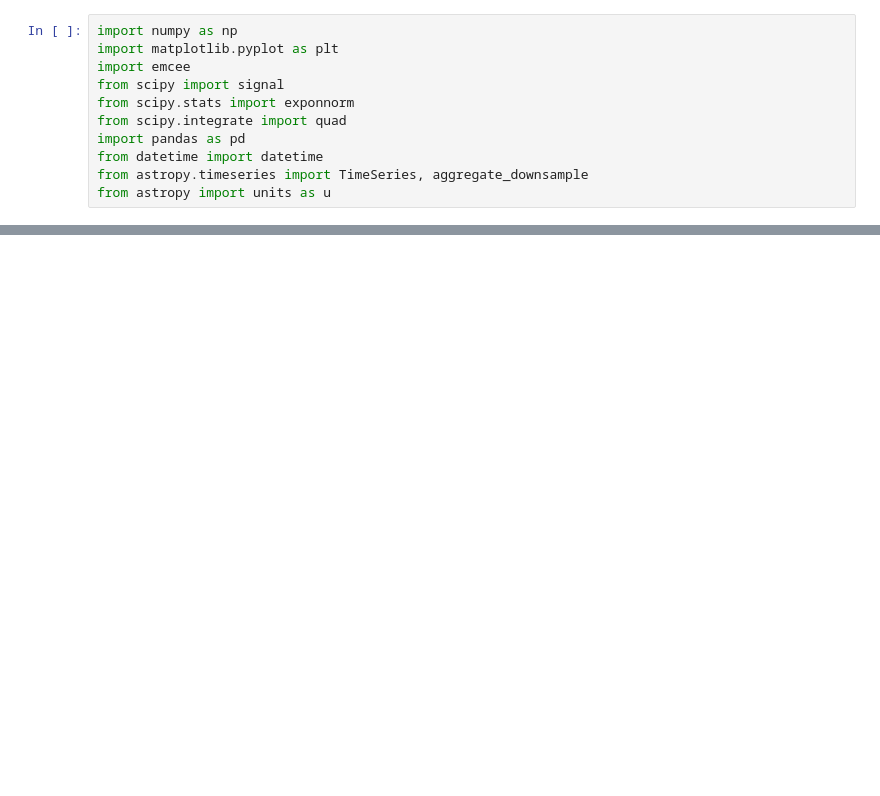
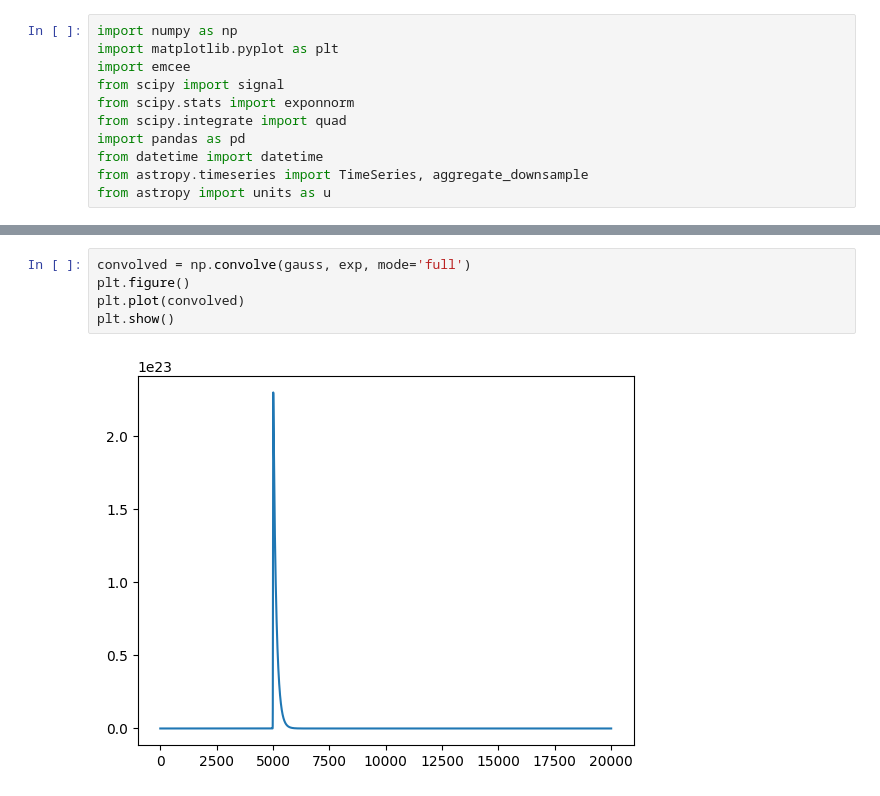
Before and after one commit to meena-seth/sidelobe-flux-calibration, a Jupyter notebook: scattering.ipynb, the cells around one changed output, grey strips where cells are left out. Cells and saved outputs as stored; diff of their text form; blank space fills up the shorter version.

```diff
--- a/scattering.ipynb
+++ b/scattering.ipynb
@@ -11,0 +44,7 @@ from astropy import units as u
+# %%
+convolved = np.convolve(gauss, exp, mode='full')
+plt.figure()
+plt.plot(convolved)
+plt.show()
+# %% [output]
+[figure, added]
```
Also changed, not shown: parts of 7 cells of this notebook, 20 other files.
